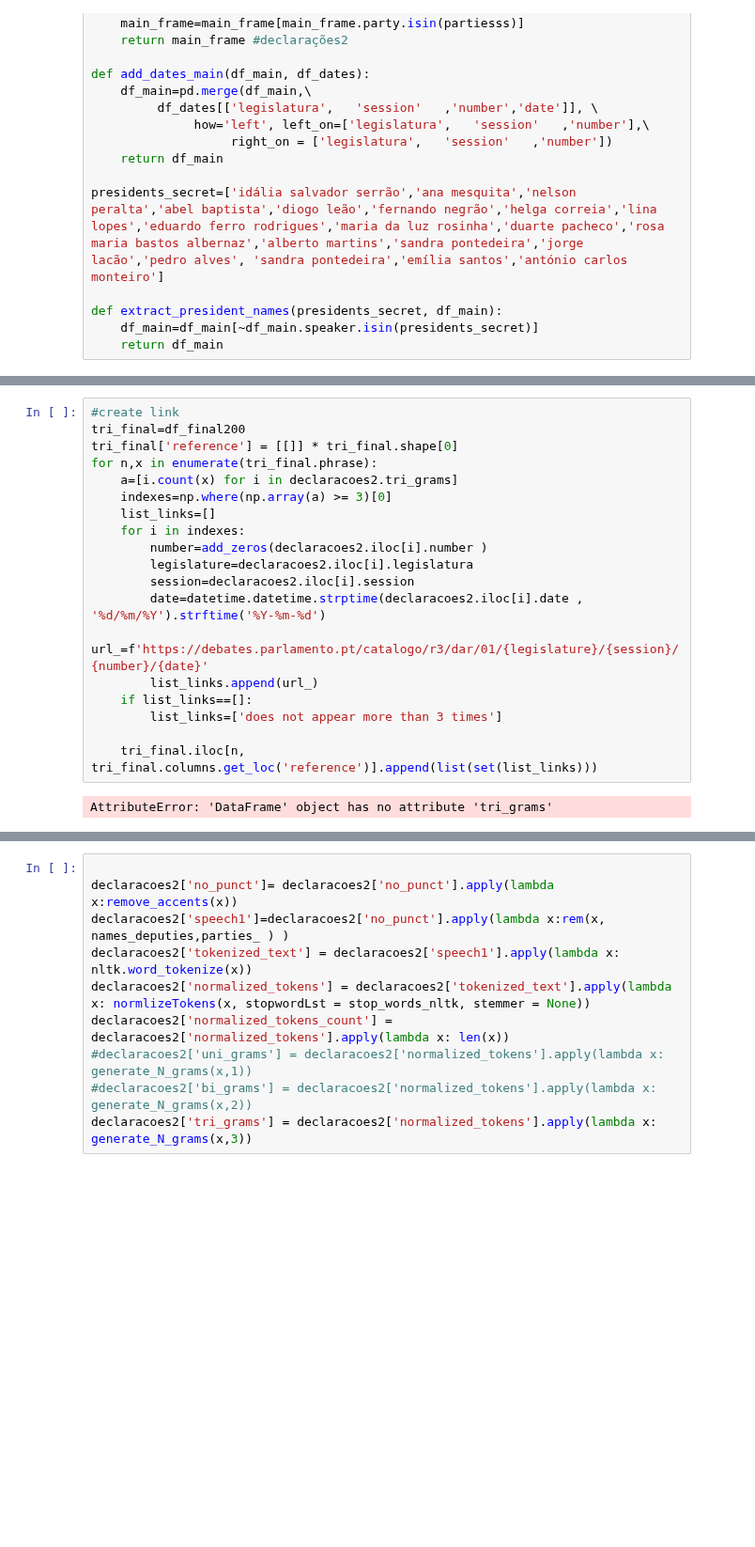
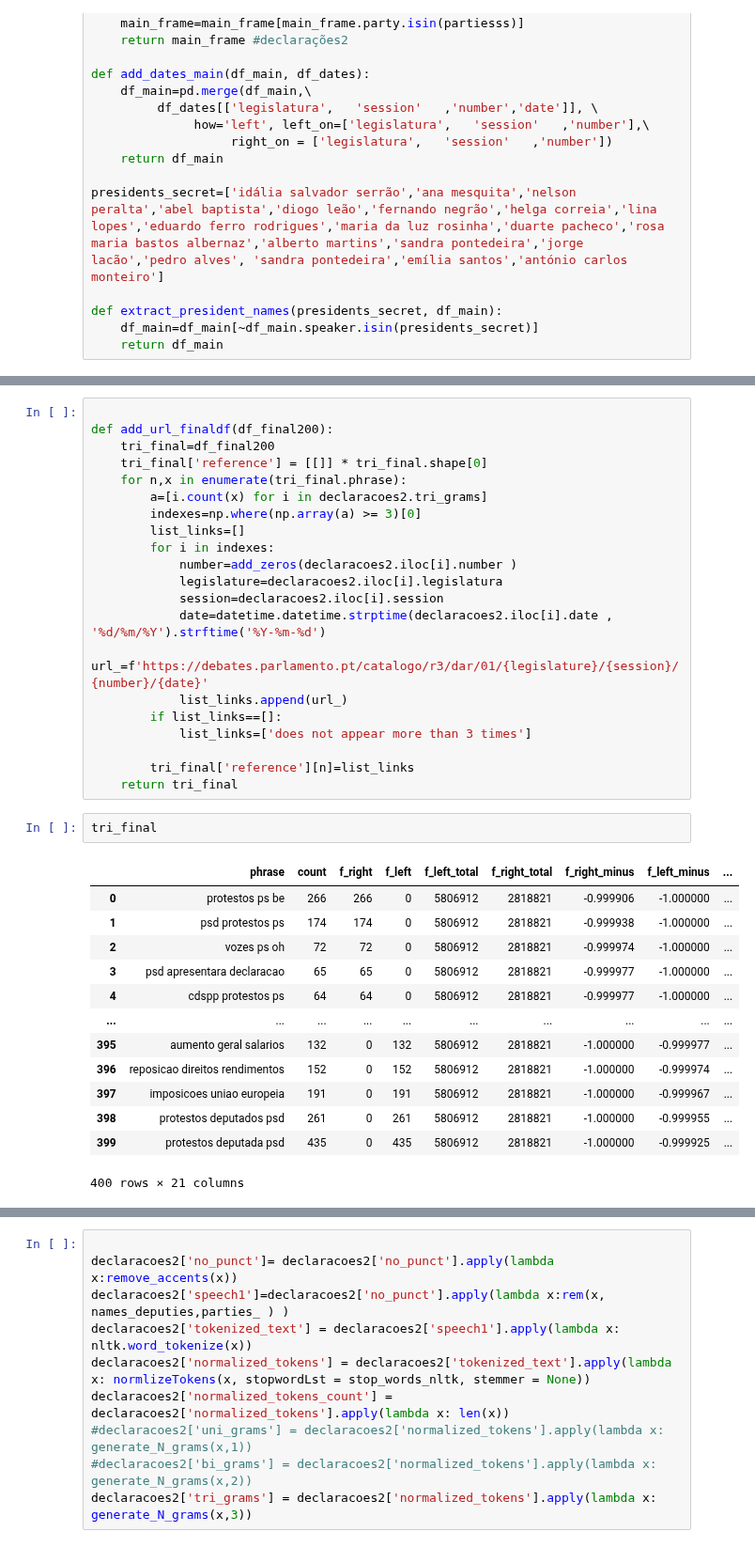
Before and after one commit to CT-P/portuguese_open_data, a Jupyter notebook: code/explore/nlp_transcripts.ipynb, the cells around one changed output, grey strips where cells are left out. Shown at 94% size. Drawn from its saved outputs; the diff is of its cells as text; blank space fills up the shorter version.

```diff
--- a/code/explore/nlp_transcripts.ipynb
+++ b/code/explore/nlp_transcripts.ipynb
@@ -377,21 +398,37 @@ declaracoes2
 # %%
-#create link
-tri_final=df_final200
-tri_final['reference'] = [[]] * tri_final.shape[0]
-for n,x in enumerate(tri_final.phrase):
-    a=[i.count(x) for i in declaracoes2.tri_grams]
-    indexes=np.where(np.array(a) >= 3)[0]
-    list_links=[]
-    for i in indexes:
-        number=add_zeros(declaracoes2.iloc[i].number )
-        legislature=declaracoes2.iloc[i].legislatura
-        session=declaracoes2.iloc[i].session
-        date=datetime.datetime.strptime(declaracoes2.iloc[i].date , '%d/%m/%Y').strftime('%Y-%m-%d')
-        url_=f'https://debates.parlamento.pt/catalogo/r3/dar/01/{legislature}/{session}/{number}/{date}'
-        list_links.append(url_)
-    if list_links==[]:
-        list_links=['does not appear more than 3 times']
 
-    tri_final.iloc[n, tri_final.columns.get_loc('reference')].append(list(set(list_links)))
+def add_url_finaldf(df_final200):
+    tri_final=df_final200
+    tri_final['reference'] = [[]] * tri_final.shape[0]
+    for n,x in enumerate(tri_final.phrase):
+        a=[i.count(x) for i in declaracoes2.tri_grams]
+        indexes=np.where(np.array(a) >= 3)[0]
+        list_links=[]
+        for i in indexes:
+            number=add_zeros(declaracoes2.iloc[i].number )
+            legislature=declaracoes2.iloc[i].legislatura
+            session=declaracoes2.iloc[i].session
+            date=datetime.datetime.strptime(declaracoes2.iloc[i].date , '%d/%m/%Y').strftime('%Y-%m-%d')
+            url_=f'https://debates.parlamento.pt/catalogo/r3/dar/01/{legislature}/{session}/{number}/{date}'
+            list_links.append(url_)
+        if list_links==[]:
+            list_links=['does not appear more than 3 times']
+
+        tri_final['reference'][n]=list_links
+    return tri_final
-# %% [output]
-AttributeError: 'DataFrame' object has no attribute 'tri_grams'
+# %%
+tri_final
+# %% [output]
+|  | phrase | count | f_right | f_left | f_left_total | f_right_total | f_right_minus | f_left_minus | ... |
+| 0 | protestos ps be | 266 | 266 | 0 | 5806912 | 2818821 | -0.999906 | -1.000000 | ... |
+| 1 | psd protestos ps | 174 | 174 | 0 | 5806912 | 2818821 | -0.999938 | -1.000000 | ... |
+| 2 | vozes ps oh | 72 | 72 | 0 | 5806912 | 2818821 | -0.999974 | -1.000000 | ... |
+| 3 | psd apresentara declaracao | 65 | 65 | 0 | 5806912 | 2818821 | -0.999977 | -1.000000 | ... |
+| 4 | cdspp protestos ps | 64 | 64 | 0 | 5806912 | 2818821 | -0.999977 | -1.000000 | ... |
+| ... | ... | ... | ... | ... | ... | ... | ... | ... | ... |
+| 395 | aumento geral salarios | 132 | 0 | 132 | 5806912 | 2818821 | -1.000000 | -0.999977 | ... |
+| 396 | reposicao direitos rendimentos | 152 | 0 | 152 | 5806912 | 2818821 | -1.000000 | -0.999974 | ... |
+| 397 | imposicoes uniao europeia | 191 | 0 | 191 | 5806912 | 2818821 | -1.000000 | -0.999967 | ... |
+| 398 | protestos deputados psd | 261 | 0 | 261 | 5806912 | 2818821 | -1.000000 | -0.999955 | ... |
+| 399 | protestos deputada psd | 435 | 0 | 435 | 5806912 | 2818821 | -1.000000 | -0.999925 | ... |
+400 rows × 21 columns
```
Also changed, not shown: parts of 6 cells of this notebook.
